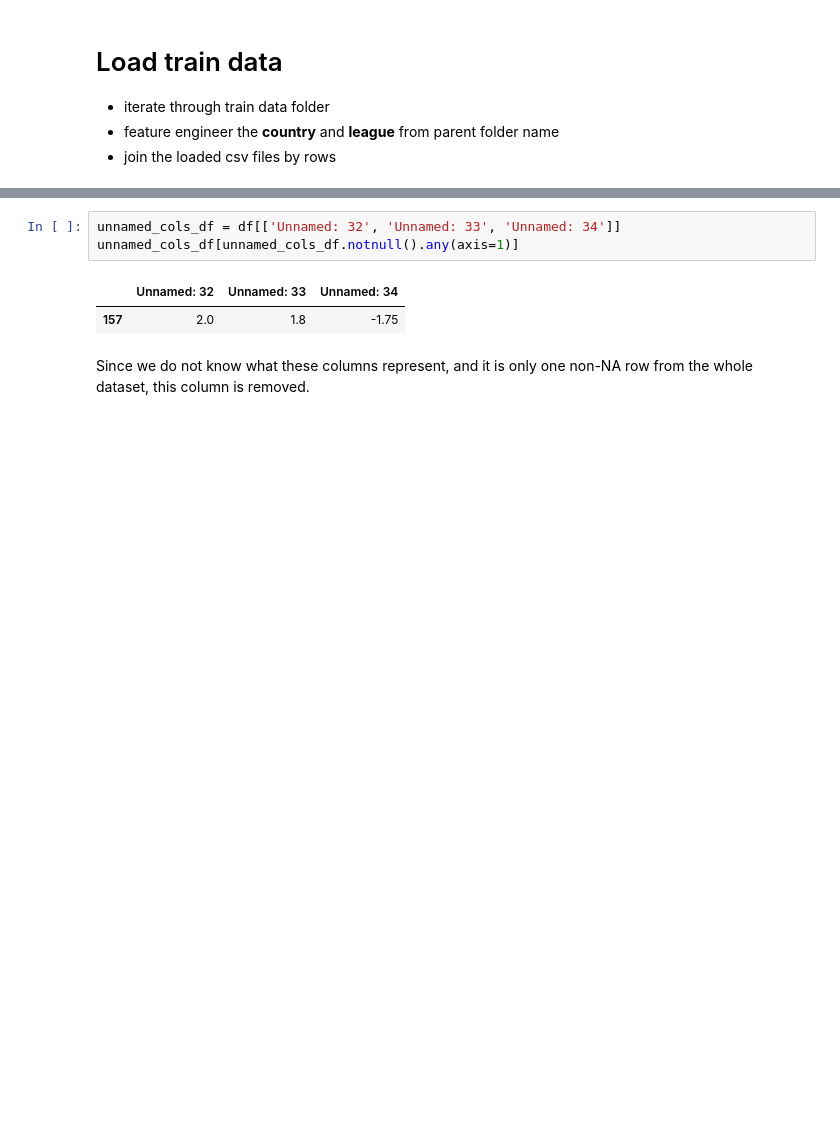
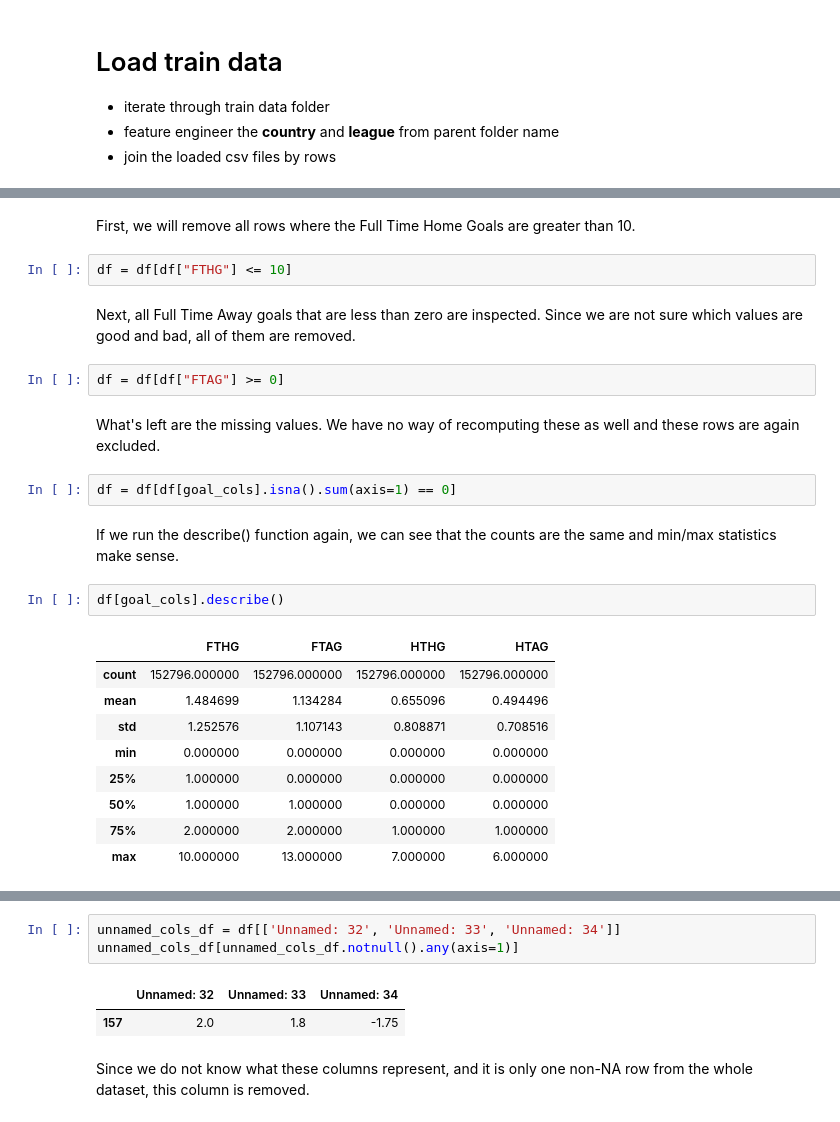
Before and after one commit to balooooooooo/machine-learning-2-coursework, a Jupyter notebook: preprocessing.ipynb, the cells around one changed output, grey strips where cells are left out. Saved outputs shown, nothing was run; the diff lists cells and outputs as text; blank space fills up the shorter version.

```diff
--- a/preprocessing.ipynb
+++ b/preprocessing.ipynb
@@ -32,0 +94,26 @@ In some cases, the data is wrong. This section correct the loaded data.
+# %% [markdown]
+First, we will remove all rows where the Full Time Home Goals are greater than 10.
+# %%
+df = df[df["FTHG"] <= 10]
+# %% [markdown]
+Next, all Full Time Away goals that are less than zero are inspected. Since we are not sure which values are good and bad, all of them are removed.
+# %%
+df = df[df["FTAG"] >= 0]
+# %% [markdown]
+What's left are the missing values. We have no way of recomputing these as well and these rows are again excluded.
+# %%
+df = df[df[goal_cols].isna().sum(axis=1) == 0]
+# %% [markdown]
+If we run the describe() function again, we can see that the counts are the same and min/max statistics make sense.
+# %%
+df[goal_cols].describe()
+# %% [output]
+|  | FTHG | FTAG | HTHG | HTAG |
+| count | 152796.000000 | 152796.000000 | 152796.000000 | 152796.000000 |
+| mean | 1.484699 | 1.134284 | 0.655096 | 0.494496 |
+| std | 1.252576 | 1.107143 | 0.808871 | 0.708516 |
+| min | 0.000000 | 0.000000 | 0.000000 | 0.000000 |
+| 25% | 1.000000 | 0.000000 | 0.000000 | 0.000000 |
+| 50% | 1.000000 | 1.000000 | 0.000000 | 0.000000 |
+| 75% | 2.000000 | 2.000000 | 1.000000 | 1.000000 |
+| max | 10.000000 | 13.000000 | 7.000000 | 6.000000 |
```
Also changed, not shown: parts of 26 cells of this notebook.
